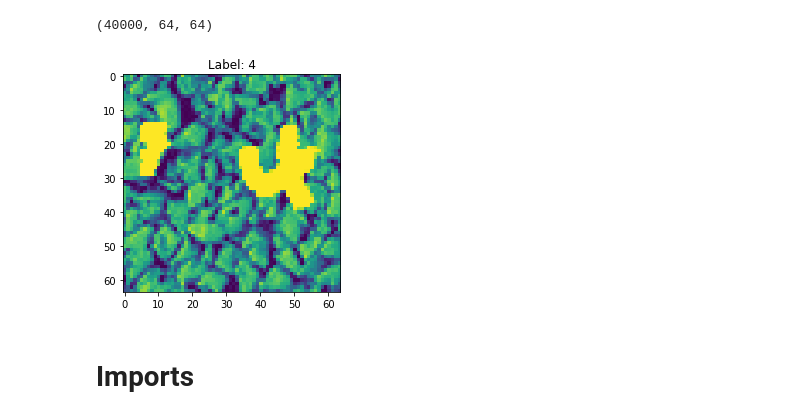
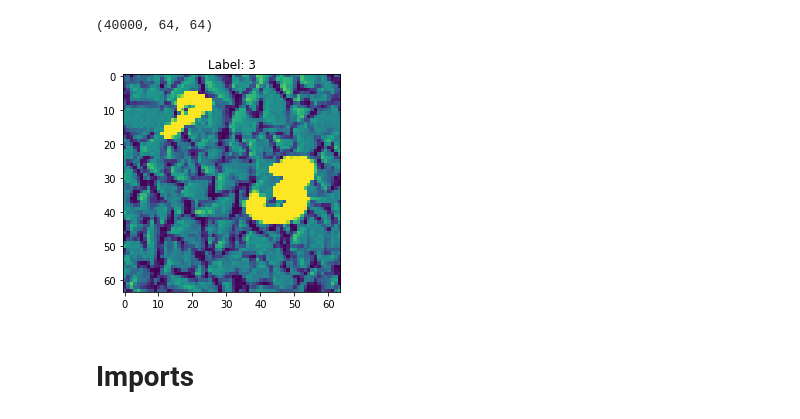
Before and after one commit to parthkhanna150/MNIST_Image_Classifier, a Jupyter notebook: example-to-load-data.ipynb, the cells around one changed output. Saved outputs shown, nothing was run; the diff lists cells and outputs as text; code cells hidden in the pictures.

```diff
--- a/example-to-load-data.ipynb
+++ b/example-to-load-data.ipynb
@@ -28,14 +28,14 @@ train_images.shape
 # %%
 import matplotlib.pyplot as plt
 
 #Let's show image with id 16
-img_idx = 16
+img_idx = 200
 
 plt.title('Label: {}'.format(train_labels.iloc[img_idx]['Category']))
 plt.imshow(train_images[img_idx])
 plt.show()
 # %% [output]
-[figure, old version]
+[figure, new version]
 # %% [markdown]
 # Imports
 # %%
```
Also changed, not shown: parts of 9 cells of this notebook.
